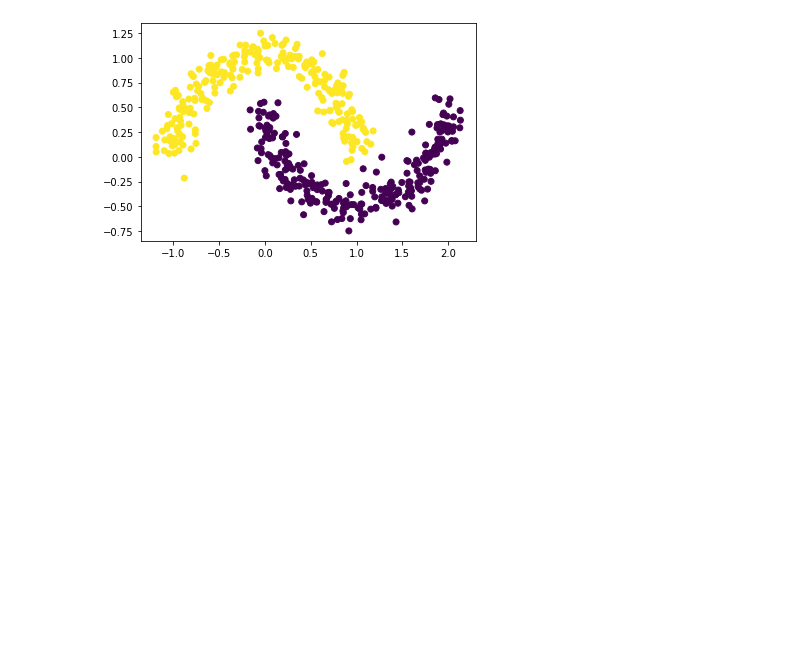
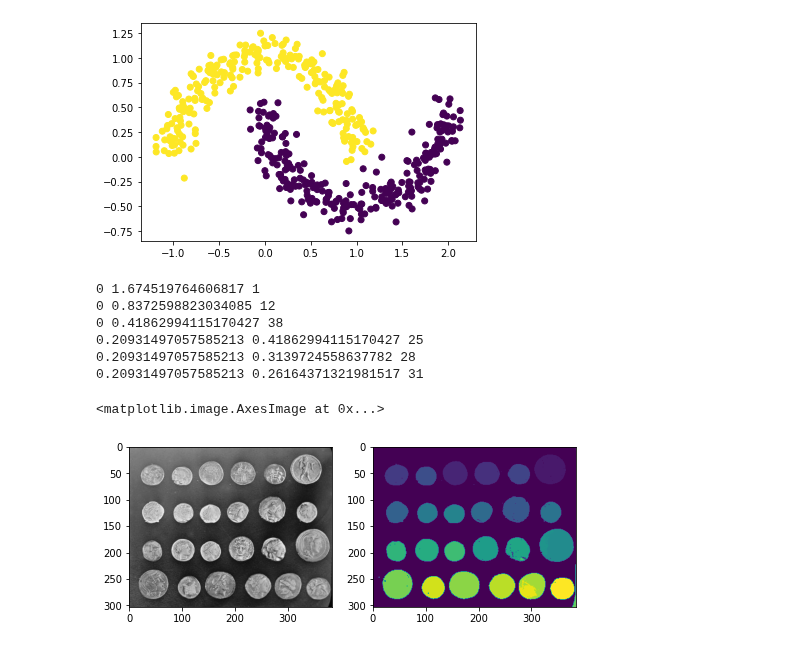
Before and after one commit to shizuo-kaji/TutorialTopologicalDataAnalysis, a Jupyter notebook: TopologicalDataAnalysisWithPython.ipynb, the cells around one changed output. Saved outputs shown, nothing was run; the diff lists cells and outputs as text; code cells hidden in the pictures; blank space fills up the shorter version.

```diff
--- a/TopologicalDataAnalysisWithPython.ipynb
+++ b/TopologicalDataAnalysisWithPython.ipynb
@@ -813,6 +814,26 @@ Requirement already satisfied: decorator>=4.3.0 in /usr/local/lib/python3.6/dist
 Requirement already satisfied: six>=1.5 in /usr/local/lib/python3.6/dist-packages (from python-dateutil>=2.1->matplotlib!=3.0.0,>=2.0.0->scikit-image->tomaster) (1.12.0)
 <matplotlib.collections.PathCollection at 0x...>
 [figure]
+# %%
+## ToMaTo applied for image segmentation
+# just for demonstration: there are better ways for ordinary segmentation tasks.
+import skimage
+img = skimage.data.coins()
+clusters = tomaster.tomato_img(img, spatial_weight=1, k=10, n_clusters=30)
+fig = plt.figure(figsize=(8, 4))
+ax = fig.add_subplot(121)
+ax.imshow(img,cmap='gray')
+ax = fig.add_subplot(122)
+ax.imshow(clusters)
+# %% [output]
+0 1.674519764606817 1
+0 0.8372598823034085 12
+0 0.41862994115170427 38
+0.20931497057585213 0.41862994115170427 25
+0.20931497057585213 0.3139724558637782 28
+0.20931497057585213 0.26164371321981517 31
+<matplotlib.image.AxesImage at 0x...>
+[figure, added]
 # %%
 ## lightGBM is one of the most powerful and efficient regressor/classifier based on gradient boosting
 #!conda install -c conda-forge lightgbm
```
Also changed, not shown: parts of 1 cell of this notebook.
